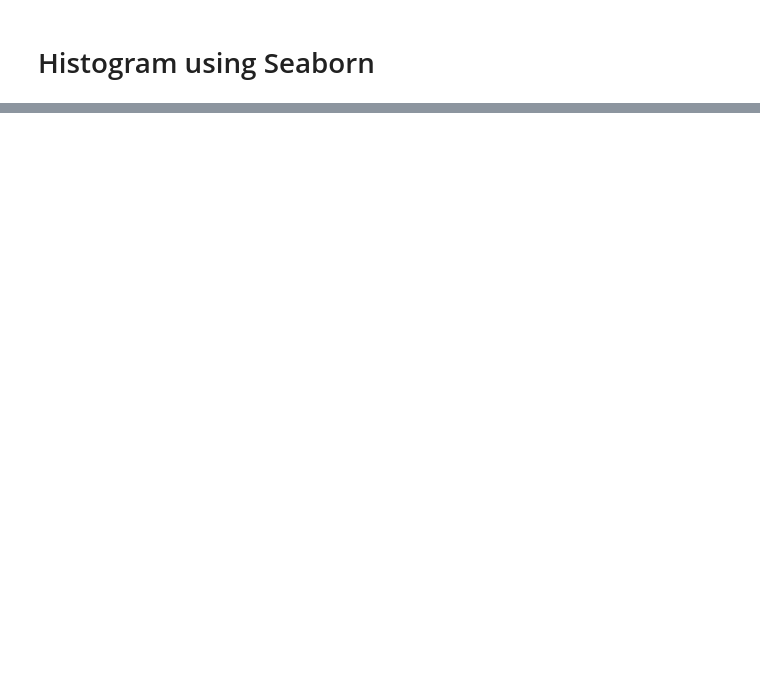
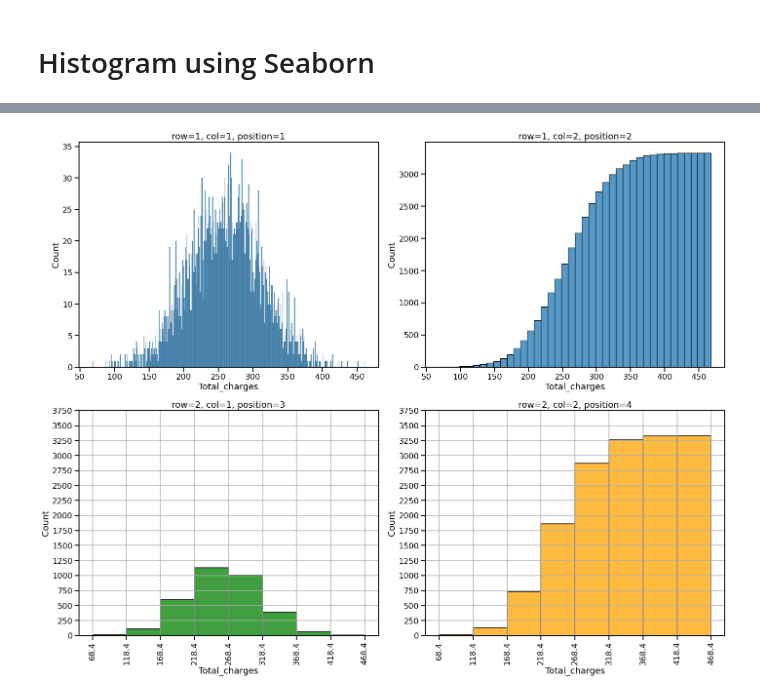
Before and after one commit to SKawsar/Data-Visualization-with-Python, a Jupyter notebook: Lecture_6.ipynb, the cells around one changed output, grey strips where cells are left out. Drawn from its saved outputs; the diff is of its cells as text; code cells hidden in the pictures; blank space fills up the shorter version.

```diff
--- a/Lecture_6.ipynb
+++ b/Lecture_6.ipynb
@@ -85,0 +164,29 @@ display(df.head())
+# %%
+plt.figure(figsize=(20,16))
+
+plt.subplot(2,2,1)
+sns.histplot(x="Total_charges", data=df, binwidth=1)
+plt.title("row=1, col=1, position=1")
+
+plt.subplot(2,2,2)
+sns.histplot(x="Total_charges", data=df, binwidth=10, cumulative=True)
+plt.title("row=1, col=2, position=2")
+
+plt.subplot(2,2,3)
+sns.histplot(x="Total_charges", data=df, binwidth=50, color="green")
+plt.xticks(np.arange(df["Total_charges"].min(), df["Total_charges"].max()+51, 50), rotation=90)
+plt.grid()
+plt.yticks(np.arange(0,4000,250))
+plt.title("row=2, col=1, position=3")
+
+plt.subplot(2,2,4)
+sns.histplot(x="Total_charges", data=df, binwidth=50, cumulative=True, color="orange")
+plt.yticks(np.arange(0,4000,250))
+plt.xticks(np.arange(df["Total_charges"].min(), df["Total_charges"].max()+51, 50), rotation=90)
+plt.grid()
+plt.title("row=2, col=2, position=4")
+
+plt.tight_layout()
+plt.show()
+# %% [output]
+[figure, added]
```
Also changed, not shown: parts of 11 cells of this notebook.
